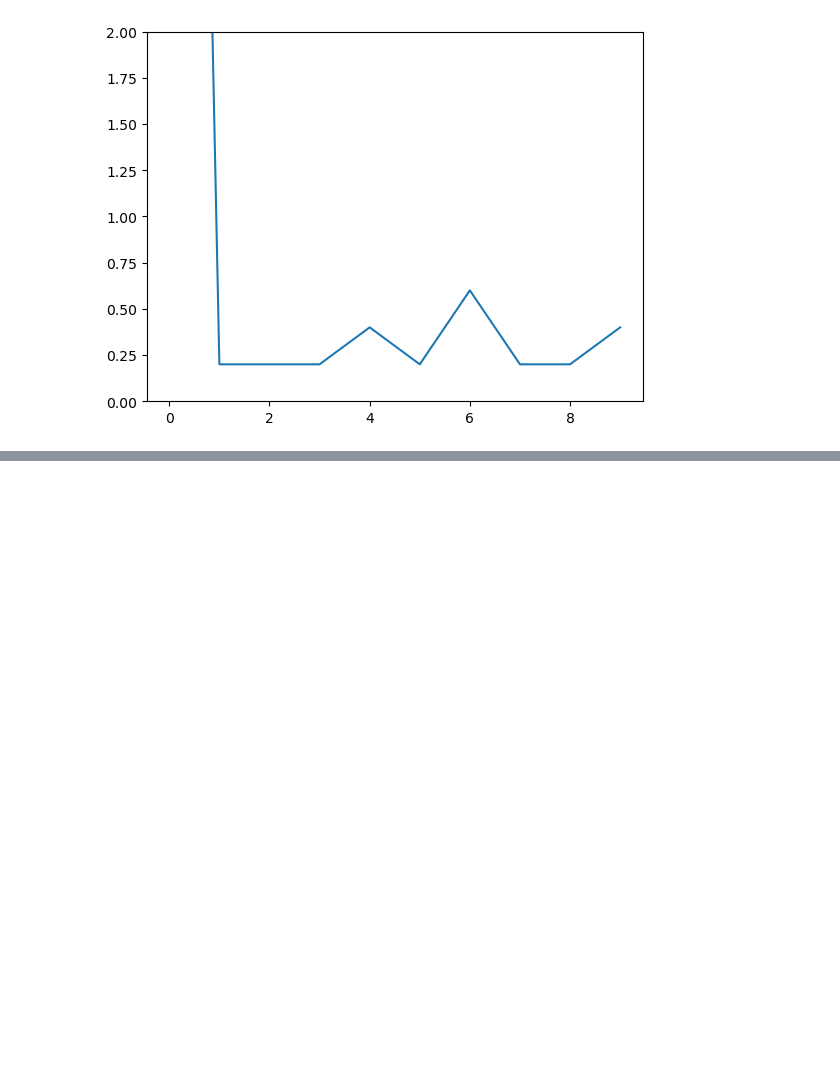
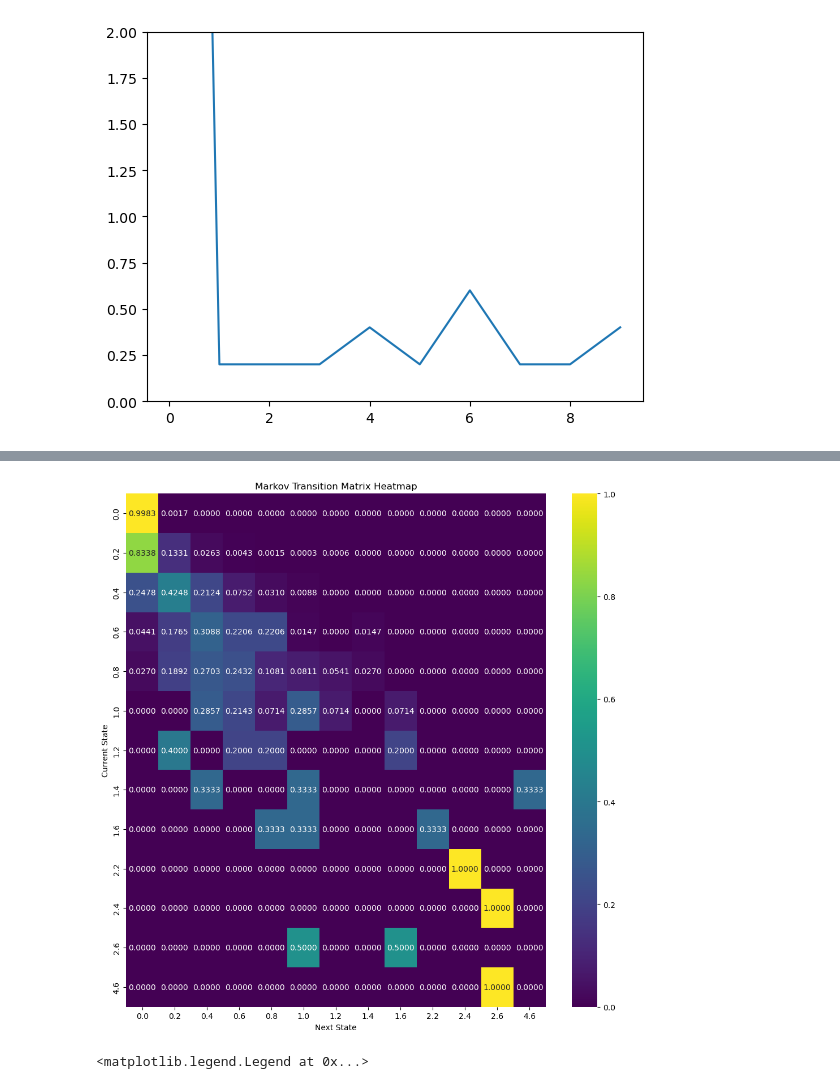
Before and after one commit to mani-sat/link_budget, a Jupyter notebook: nn_station/nn_processing.ipynb, the cells around one changed output, grey strips where cells are left out. Cells and saved outputs as stored; diff of their text form; code cells hidden in the pictures; blank space fills up the shorter version.

```diff
--- a/nn_station/nn_processing.ipynb
+++ b/nn_station/nn_processing.ipynb
@@ -114,0 +158,22 @@ NameError: name 'mask_raining' is not defined
+# %%
+np.savetxt('nn_model.csv',P)
+np.savetxt('nn_states.csv',states_values)
+G_states = np.arange(0.0, 1.8, 0.1)
+
+
+fig = plt.figure(figsize=(10, 10))
+
+sns.heatmap(P,
+            annot=True,
+            fmt=".4f",
+            cmap="viridis",
+            xticklabels=states_values,
+            yticklabels=states_values,)
+
+plt.xlabel("Next State")
+plt.ylabel("Current State")
+plt.title("Markov Transition Matrix Heatmap")
+plt.tight_layout()
+plt.show()
+# %% [output]
+[figure, added]
@@ -114,0 +188,8 @@ NameError: name 'mask_raining' is not defined
+# %%
+%matplotlib tk
+plt.figure()
+plt.scatter(np.arange(len(val)), val, color='tab:blue', label = 'Real data', marker='x')
+plt.scatter(np.arange(len(val)), fake_rain, color='tab:orange', label = 'markov data', marker='x')
+plt.legend()
+# %% [output]
+<matplotlib.legend.Legend at 0x...>
```
Also changed, not shown: parts of 8 cells of this notebook, 2 other files.
